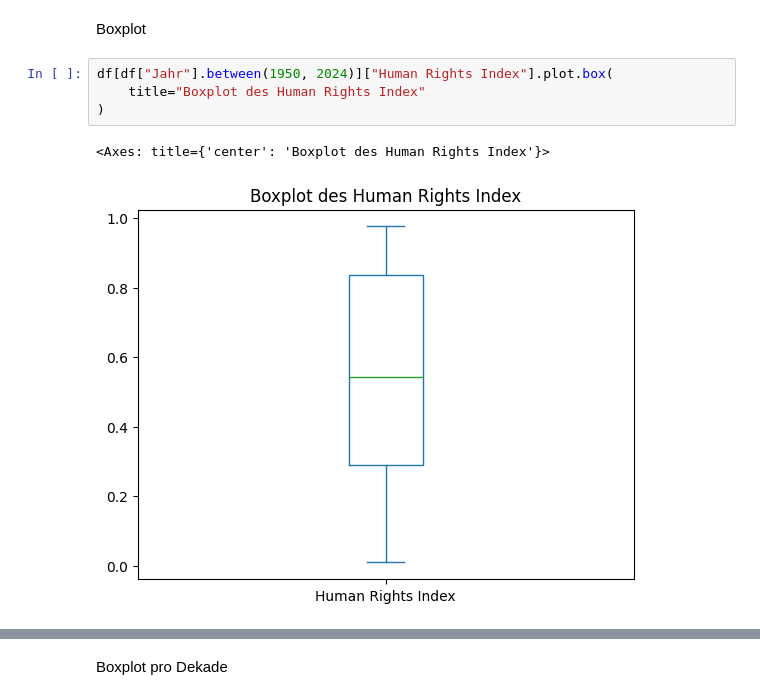
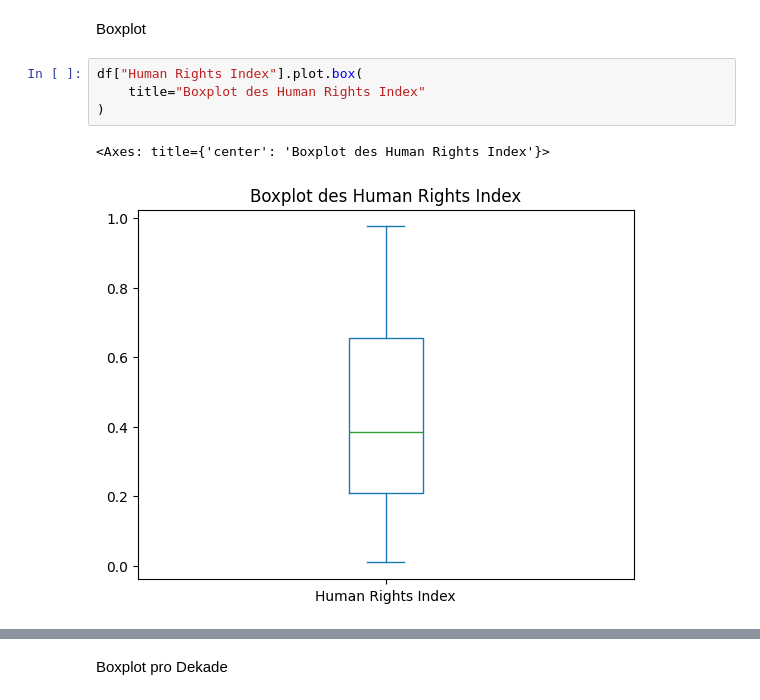
Before and after one commit to haschdav/LN-Python, a Jupyter notebook: LN_Python.ipynb, the cells around one changed output, grey strips where cells are left out. Saved outputs shown, nothing was run; the diff lists cells and outputs as text.

```diff
--- a/LN_Python.ipynb
+++ b/LN_Python.ipynb
@@ -191,9 +181,9 @@ df['Human Rights Index'].plot.hist(
 # %% [markdown]
 Boxplot
 # %%
-df[df["Jahr"].between(1950, 2024)]["Human Rights Index"].plot.box(
+df["Human Rights Index"].plot.box(
     title="Boxplot des Human Rights Index"
 )
 # %% [output]
 <Axes: title={'center': 'Boxplot des Human Rights Index'}>
-[figure, old version]
+[figure, new version]
```
Also changed, not shown: parts of 14 cells of this notebook.
